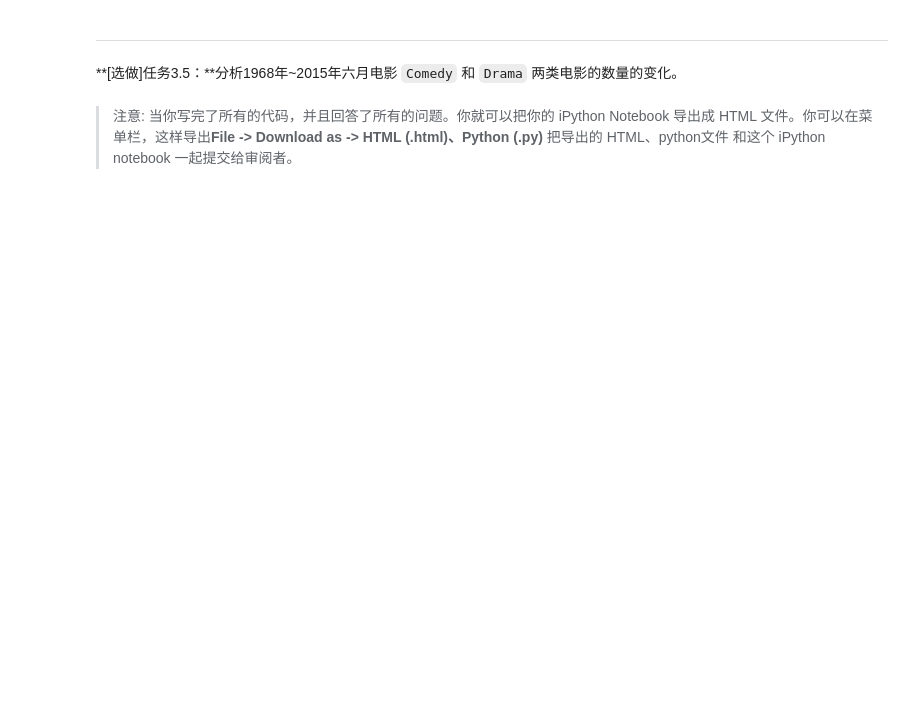
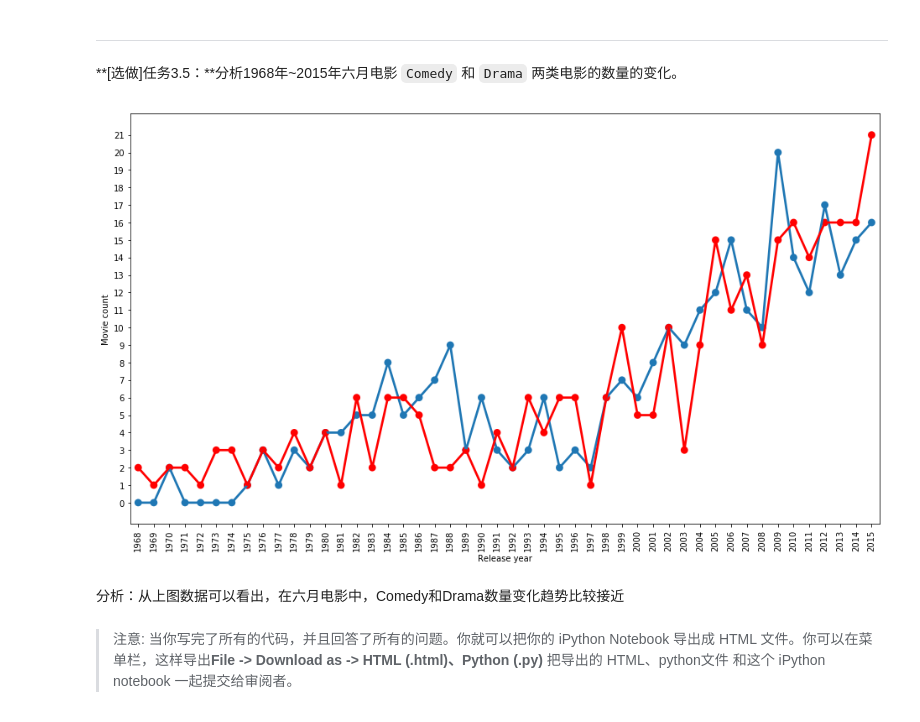
Before and after one commit to lssxfy123/PythonStudy, a Jupyter notebook: udacity_test/AIPND-cn-master/P2_Explore_Movie_Dataset/Explore Movie Dataset.ipynb, the cells around one changed output. Cells and saved outputs as stored; diff of their text form; code cells hidden in the pictures; blank space fills up the shorter version.

```diff
--- a/udacity_test/AIPND-cn-master/P2_Explore_Movie_Dataset/Explore Movie Dataset.ipynb
+++ b/udacity_test/AIPND-cn-master/P2_Explore_Movie_Dataset/Explore Movie Dataset.ipynb
@@ -298,5 +312,29 @@ Name: director, Length: 10796, dtype: int32
 ---
 
 **[选做]任务3.5：**分析1968年~2015年六月电影 `Comedy` 和 `Drama` 两类电影的数量的变化。
+# %%
+## Comedy电影
+comedy_data = movie_June[movie_June['genres'].str.contains('Comedy')]
+comedy_data_count = comedy_data.groupby(['release_year'])['release_year'].agg(['count'])
+
+## 有些年份在六月没有Comedy电影
+zeros_data = pd.DataFrame(np.zeros(2015 - 1968 + 1, dtype='int64'), index=np.arange(1968, 2016, 1), columns=['count'])
+comedy_data_count = zeros_data.add(comedy_data_count, fill_value=0).astype(int)
+
+## drama电影
+drama_data = movie_June[movie_June['genres'].str.contains('Drama')]
+drama_data_count = drama_data.groupby(['release_year'])['release_year'].agg(['count'])
+plt.figure(figsize=(16, 9))
+y_ticks = np.arange(0, max(comedy_data_count['count'].max(), drama_data_count['count'].max()) + 1, 1)
+sb.pointplot(data=comedy_data_count, x=comedy_data_count.index, y='count');
+sb.pointplot(data=drama_data_count, x=drama_data_count.index, y='count', color='red');  ## 红色表示Drama电影
+plt.xticks(rotation=90)
+plt.yticks(y_ticks);
+plt.xlabel('Release year');
+plt.ylabel('Movie count');
+# %% [output]
+[figure, added]
+# %% [markdown]
+分析：从上图数据可以看出，在六月电影中，Comedy和Drama数量变化趋势比较接近
 # %% [markdown]
 > 注意: 当你写完了所有的代码，并且回答了所有的问题。你就可以把你的 iPython Notebook 导出成 HTML 文件。你可以在菜单栏，这样导出**File -> Download as -> HTML (.html)、Python (.py)** 把导出的 HTML、python文件 和这个 iPython notebook 一起提交给审阅者。
```
Also changed, not shown: parts of 7 cells of this notebook, 3 other files.
